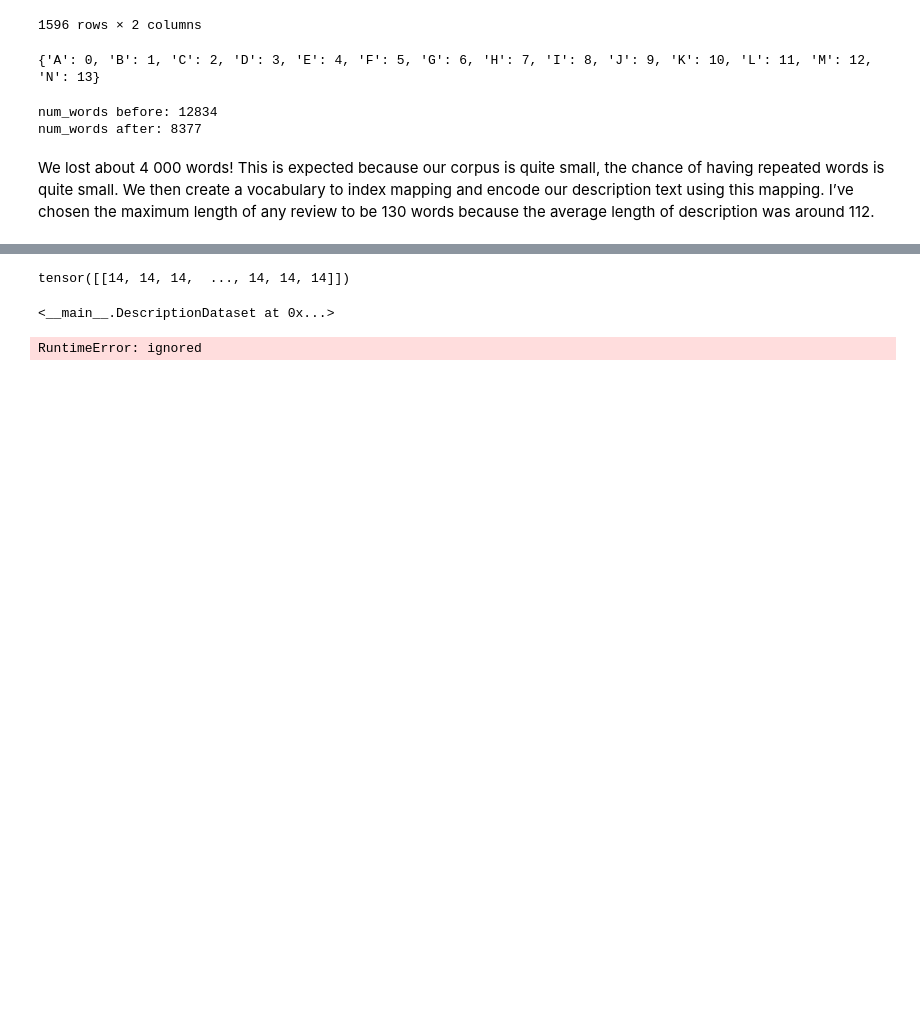
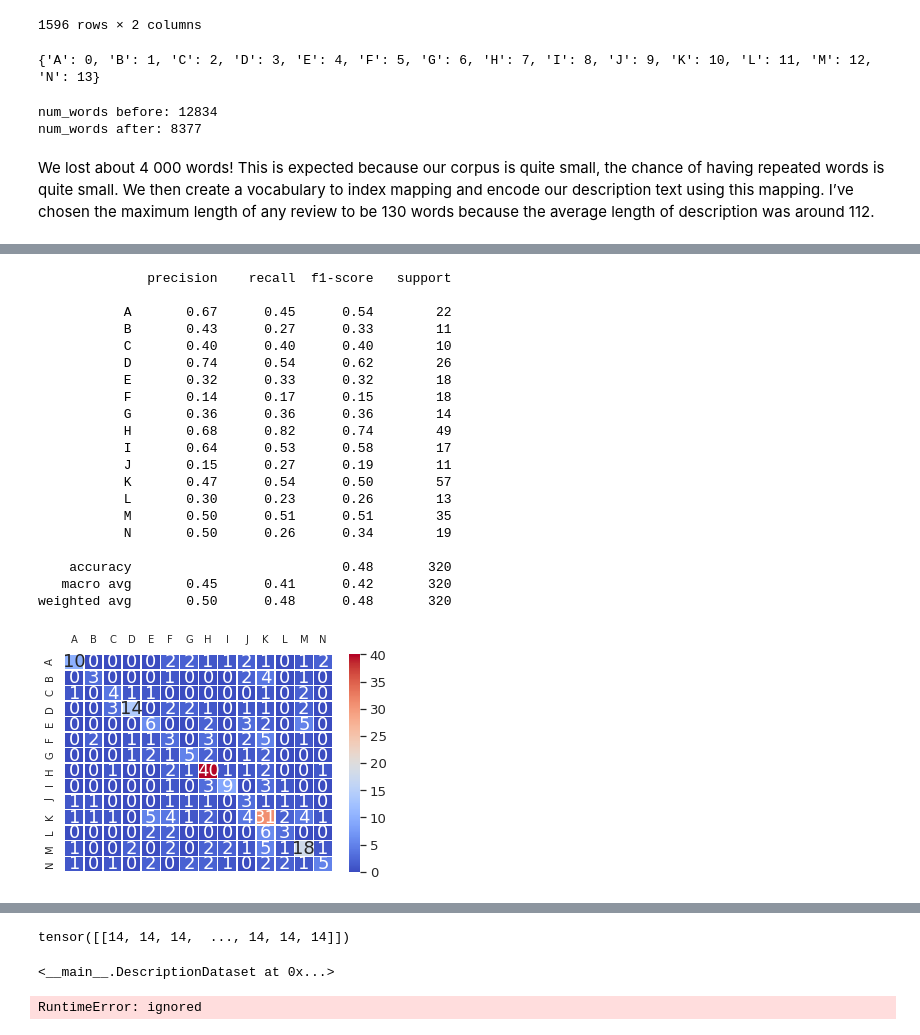
Before and after one commit to ARKEnsae/JobDomainPrediction_NLP, a Jupyter notebook: Prévision_catégorie_métier_ROME.ipynb, the cells around one changed output, grey strips where cells are left out. Cells and saved outputs as stored; diff of their text form; code cells hidden in the pictures; blank space fills up the shorter version.

```diff
--- a/Prévision_catégorie_métier_ROME.ipynb
+++ b/Prévision_catégorie_métier_ROME.ipynb
@@ -567,0 +620,17 @@ valid_ds = DescriptionDataset(X_valid, y_valid)
+# %%
+class LSTM_variable_input(torch.nn.Module) :
+    def __init__(self, vocab_size, embedding_dim, hidden_dim) :
+        super().__init__()
+        self.hidden_dim = hidden_dim
+        self.dropout = nn.Dropout(0.3)
+        self.embeddings = nn.Embedding(vocab_size, embedding_dim, padding_idx=0)
+        self.lstm = nn.LSTM(embedding_dim, hidden_dim, batch_first=True)
+        self.linear = nn.Linear(hidden_dim, len(tag_to_ix))
+
+    def forward(self, x, s):
+        x = self.embeddings(x)
+        x = self.dropout(x)
+        x_pack = pack_padded_sequence(x, s, batch_first=True, enforce_sorted=False)
+        out_pack, (ht, ct) = self.lstm(x_pack)
+        out = self.linear(ht[-1])
+        return out
@@ -567,0 +661,3 @@ valid_ds = DescriptionDataset(X_valid, y_valid)
+# %%
+model_variable = LSTM_variable_input(vocab_size, 50, 50)
+train_model(model_variable, epochs=100, lr=0.01)
@@ -567,0 +735,24 @@ valid_ds = DescriptionDataset(X_valid, y_valid)
+# %%
+diagnostics(model_variable, val_dl)
+# %% [output]
+              precision    recall  f1-score   support
+
+           A       0.67      0.45      0.54        22
+           B       0.43      0.27      0.33        11
+           C       0.40      0.40      0.40        10
+           D       0.74      0.54      0.62        26
+           E       0.32      0.33      0.32        18
+           F       0.14      0.17      0.15        18
+           G       0.36      0.36      0.36        14
+           H       0.68      0.82      0.74        49
+           I       0.64      0.53      0.58        17
+           J       0.15      0.27      0.19        11
+           K       0.47      0.54      0.50        57
+           L       0.30      0.23      0.26        13
+           M       0.50      0.51      0.51        35
+           N       0.50      0.26      0.34        19
+
+    accuracy                           0.48       320
+   macro avg       0.45      0.41      0.42       320
+weighted avg       0.50      0.48      0.48       320
+[figure, added]
```
Also changed, not shown: parts of 78 cells of this notebook.
